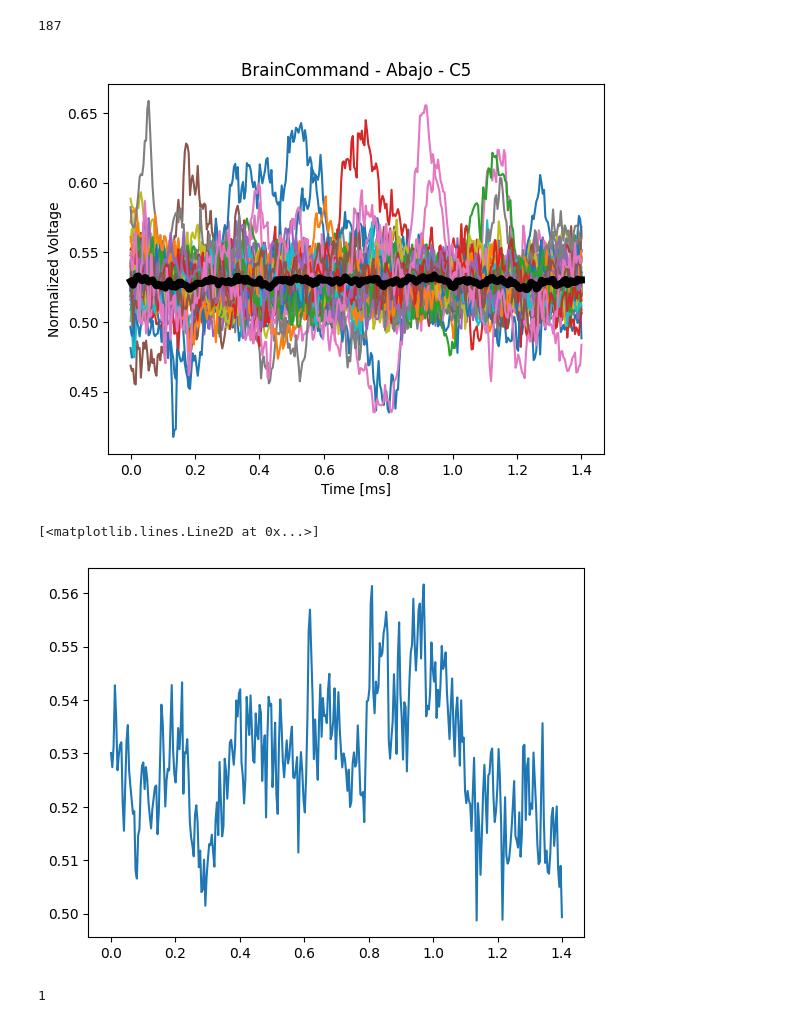
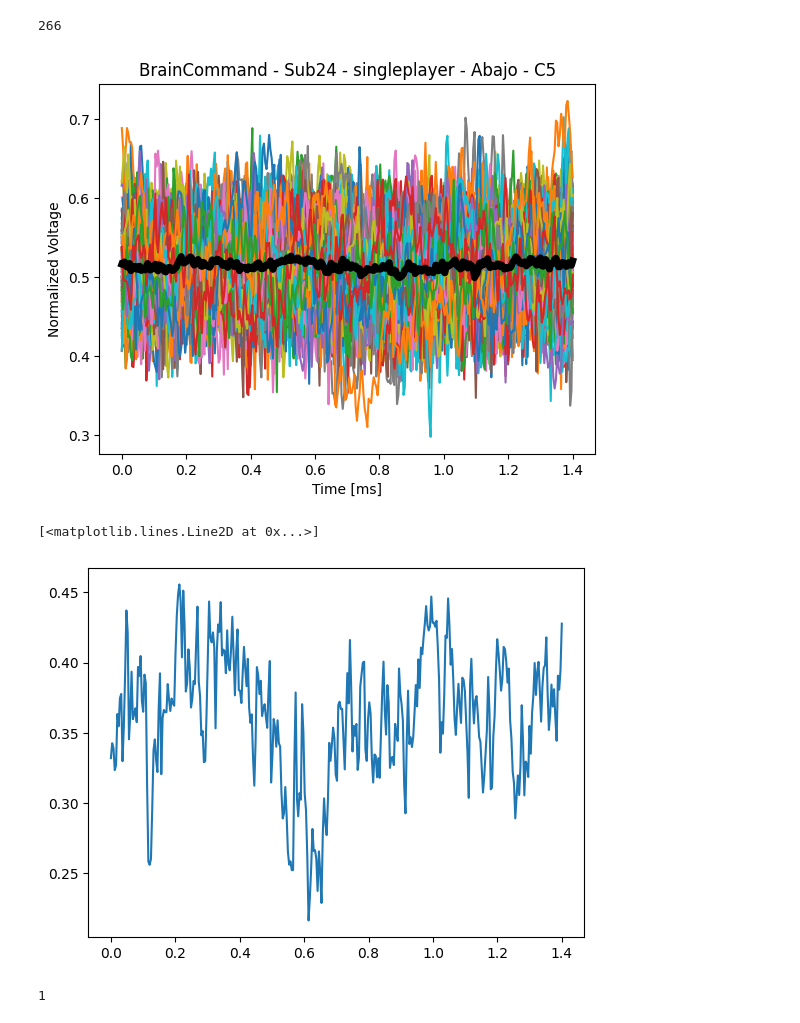
Before and after one commit to AlmaCuevas/BrainCommand, a Jupyter notebook: plot_ERP_BrainCommand.ipynb, the cells around one changed output. Drawn from its saved outputs; the diff is of its cells as text; code cells hidden in the pictures.

```diff
--- a/plot_ERP_BrainCommand.ipynb
+++ b/plot_ERP_BrainCommand.ipynb
@@ -101,13 +101,13 @@ def braincommand_dataset_loader(game_mode: str, subject_id: int):
     x_array = x_array[:, :, :-9] # The last channels are accelerometer (x3), gyroscope (x3), validity, battery and counter
     x_array = np.transpose(x_array, (0, 2, 1))
     x_array = signal.detrend(x_array)
-    #x_array, label = convert_to_epochs(x_array, label)
+    x_array, label = convert_to_epochs(x_array, label)
     x_array = data_normalization(x_array)
     return x_array, label
 
 
 subject_id = 24
-game_mode = 'calibration3'
+game_mode = 'singleplayer'
 event_dict = {'Arriba': 2, 'Abajo': 3, 'Derecha': 0,'Izquierda': 1}
 
 data, labels = braincommand_dataset_loader(game_mode, subject_id)
@@ -140,30 +147,30 @@ No baseline correction applied
 # %%
 len(labels)
 # %% [output]
-187
+266
 # %%
 #epochs.plot(block=True)
 # %%
 samples_to_time = np.linspace(0, dataset_info["samples"]/dataset_info["sample_rate"], num=dataset_info["samples"])
 for channel in range(len(dataset_info["channels_names"])):
     for word_index in range(len(dataset_info["target_names"])):
         plt.clf()
         indexes_from_word = indexes(labels, word_index)
         for i_index in indexes_from_word:
             plt.plot(samples_to_time, data[i_index,channel,:])
         plt.plot(samples_to_time, np.mean(data[indexes_from_word,channel,:], axis=0), linewidth=5, color='k')
-        plt.title(f'{dataset_name} - {dataset_info["target_names"][word_index]} - {dataset_info["channels_names"][channel]}')
+        plt.title(f'{dataset_name} - Sub{subject_id:02d} - {game_mode} - {dataset_info["target_names"][word_index]} - {dataset_info["channels_names"][channel]}')
         plt.xlabel('Time [ms]')
         plt.ylabel('Normalized Voltage')
-        plt.savefig(f'assets/ERP/ERP_{dataset_name}_sub{subject_id:02d}_{dataset_info["target_names"][word_index]}_{dataset_info["channels_names"][channel]}.png')
+        plt.savefig(f'assets/ERP/ERP_{dataset_name}_sub{subject_id:02d}_{game_mode}_{dataset_info["target_names"][word_index]}_{dataset_info["channels_names"][channel]}.png')
 # %% [output]
-[figure, old version]
+[figure, new version]
 # %%
 plt.clf()
 plt.plot(samples_to_time,data[100,7,:])
 # %% [output]
 [<matplotlib.lines.Line2D at 0x...>]
-[figure, old version]
+[figure, new version]
 # %%
 def identify_flatlines(ts, threshold=0.005): # semi-works.
     for j in range(len(ts)-6):
```
Also changed, not shown: parts of 1 cell of this notebook, 2 other files.
